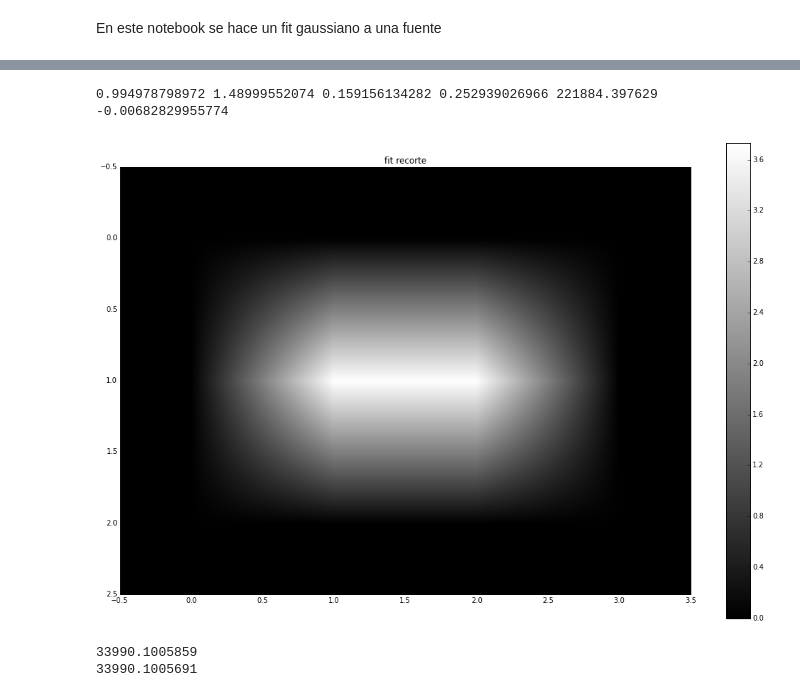
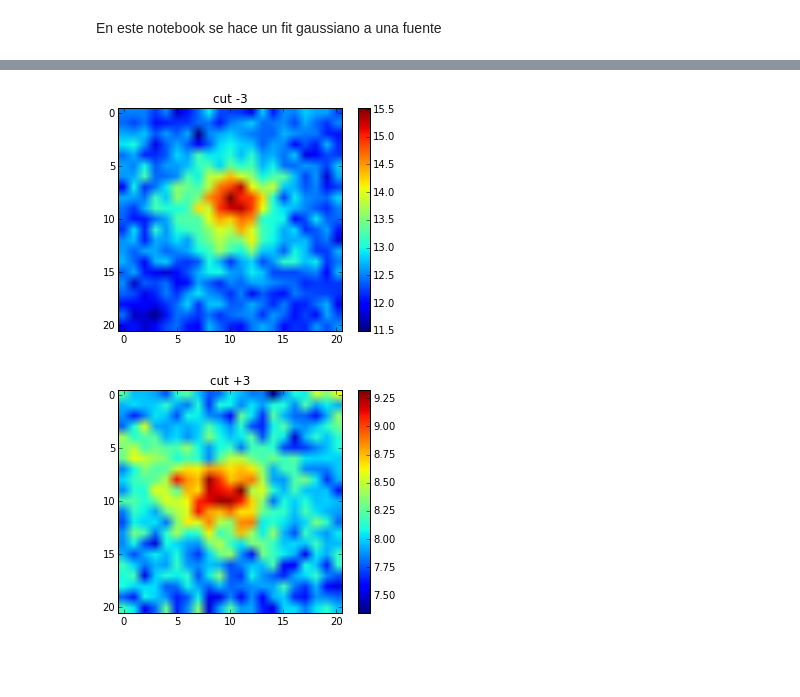
Before and after one commit to mariacamilaremolinagutierrez/MonitoriaInvestigacionLSST, a Jupyter notebook: ModeladoGaussiano.ipynb, the cells around one changed output, grey strips where cells are left out. Saved outputs shown, nothing was run; the diff lists cells and outputs as text; code cells hidden in the pictures; blank space fills up the shorter version.

```diff
--- a/ModeladoGaussiano.ipynb
+++ b/ModeladoGaussiano.ipynb
@@ -78 +77,16 @@ close()
+# %%
+imshow(cut_1)
+colorbar()
+title('cut -3')
+show()
+close()
+
+imshow(cut_2)
+colorbar()
+title('cut +3')
+show()
+close()
+# %% [output]
+[figure, added]
+[figure, added]
 # %%
@@ -114,6 +128 @@ def fit_gaussiana(matriz):
     return p
-# %%
-recorte_x_0, recorte_y_0, recorte_sigma_x, recorte_sigma_y, recorte_amplitud, recorte_rotacion = fit_gaussiana(recorte)
-print recorte_x_0, recorte_y_0, recorte_sigma_x, recorte_sigma_y, recorte_amplitud, recorte_rotacion
-# %% [output]
-0.994978798972 1.48999552074 0.159156134282 0.252939026966 221884.397629 -0.00682829955774
@@ -124,16 +128,0 @@ recorte_fit = recorte_rotgauss(*indices(recorte.shape))
-# %%
-fig = figure(figsize=(18,12))
-imshow(recorte_fit, cmap='gray',vmin=0,vmax=3.73)
-colorbar()
-title('fit recorte')
-savefig(path_modelado+'recorte_fit.png', bbox_inches='tight')
-show()
-close()
-# %% [output]
-[figure, removed]
-# %%
-print amax(recorte)
-print amax(recorte_fit)
-# %% [output]
-33990.1005859
-33990.1005691
```
Also changed, not shown: parts of 22 cells of this notebook, 2 other files.
